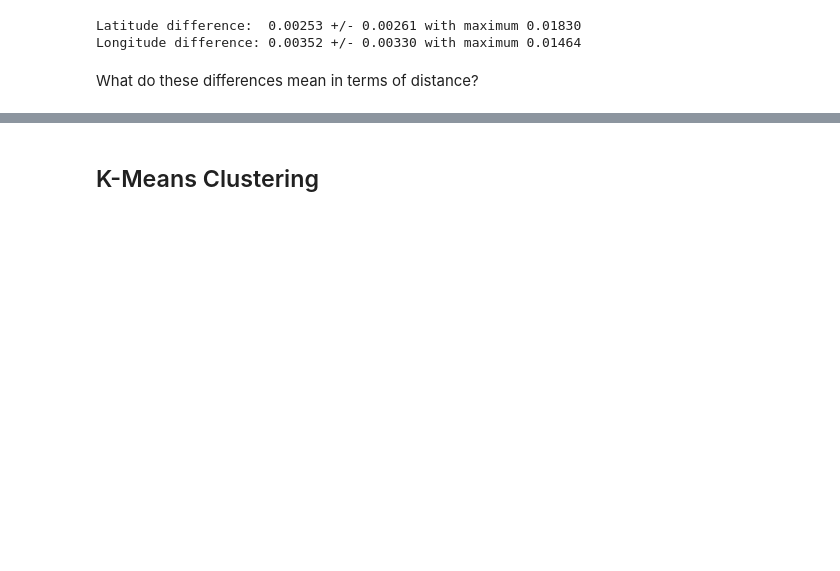
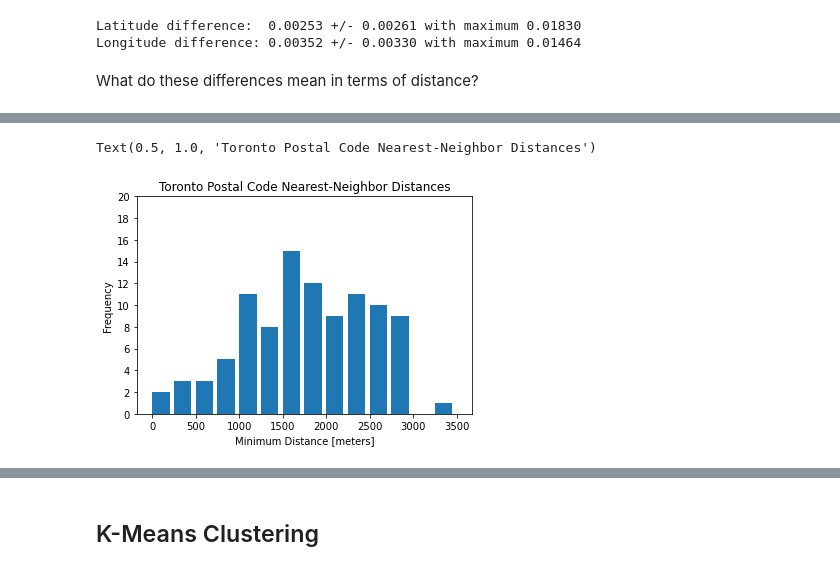
Before and after one commit to Arkadiatri/Neighborhood-Clustering-Canada, a Jupyter notebook: Capstone.ipynb, the cells around one changed output, grey strips where cells are left out. Cells and saved outputs as stored; diff of their text form; code cells hidden in the pictures; blank space fills up the shorter version.

```diff
--- a/Capstone.ipynb
+++ b/Capstone.ipynb
@@ -320,0 +369,12 @@ df_c
+# %%
+ind_remove = 95
+dist_matrix = [[e for j, e in enumerate(d) if j!=ind_remove] for i, d in enumerate(dist_matrix) if i!=ind_remove]
+dist_nn = [min([x for x in y if x > 0]) for y in dist_matrix]
+dist_nn_index = [np.argmin(np.array([(9999999 if x==0 else x) for x in d])) for d in dist_matrix]
+# %%
+df_e = df_d.copy()
+df_e.drop(index=95, inplace=True)
+df_e.reset_index(drop=True, inplace=True)
+df_e['NN Distance'] = dist_nn
+df_e['NN Index'] = dist_nn_index
+df_e.tail()
@@ -320,0 +388,8 @@ df_c
+# %%
+ax = df_e['NN Distance'].plot(kind='hist', bins=np.arange(0,3750,250), width=200)
+plt.yticks(np.arange(0,22,2));
+plt.xlabel('Minimum Distance [meters]')
+plt.title('Toronto Postal Code Nearest-Neighbor Distances')
+# %% [output]
+Text(0.5, 1.0, 'Toronto Postal Code Nearest-Neighbor Distances')
+[figure, added]
```
Also changed, not shown: parts of 104 cells of this notebook.
